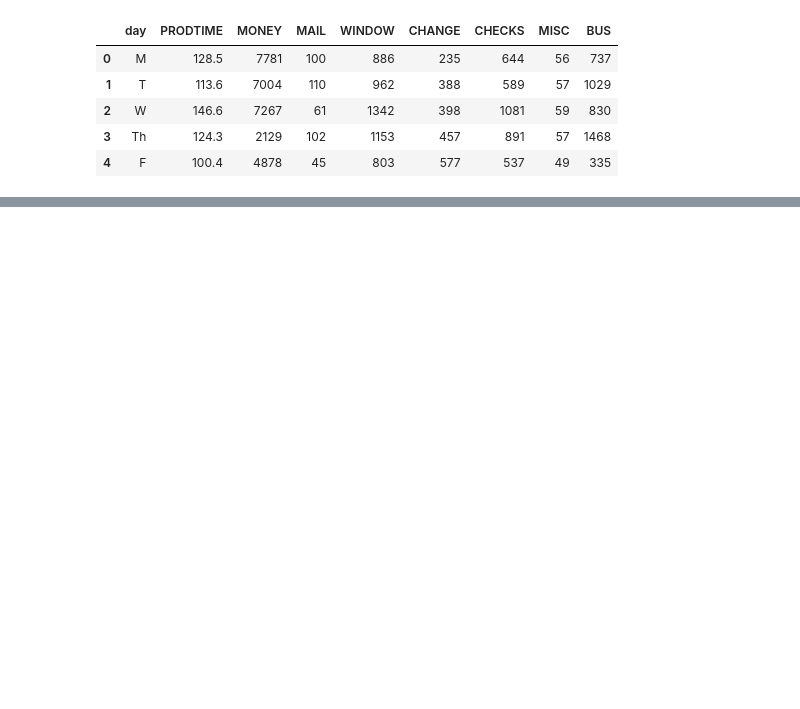
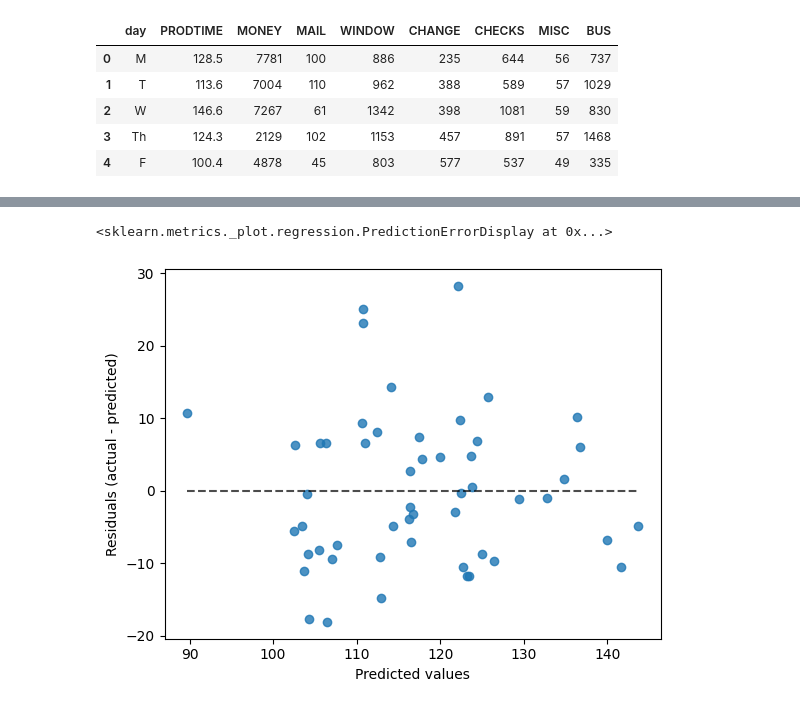
Before and after one commit to mlukoms0/DTSC2301_HW, a Jupyter notebook: PROJECT1.ipynb, the cells around one changed output, grey strips where cells are left out. Saved outputs shown, nothing was run; the diff lists cells and outputs as text; code cells hidden in the pictures; blank space fills up the shorter version.

```diff
--- a/PROJECT1.ipynb
+++ b/PROJECT1.ipynb
@@ -50,0 +128,4 @@ ValueError: Must pass 2-d input. shape=()
+# %%
+Xvifrem = df_xvar
+Xvifrem.head()
+#Xvifrem['BUS'] = df['BUS']-df['CHECKS']
@@ -50,0 +173,4 @@ ValueError: Must pass 2-d input. shape=()
+# %%
+Xvifrem = sm.add_constant(Xvifrem)
+model2 = sm.OLS(Y,Xvifrem).fit()
+model2.summary()
@@ -50,0 +203,11 @@ ValueError: Must pass 2-d input. shape=()
+# %%
+resmodel2 = LinearRegression()
+resmodel2.fit(Xvifrem,Y)
+y_hat2 = resmodel2.predict(Xvifrem)
+display2 = PredictionErrorDisplay(y_true=Y,y_pred = y_hat2)
+
+
+display2.plot()
+# %% [output]
+<sklearn.metrics._plot.regression.PredictionErrorDisplay at 0x...>
+[figure, added]
```
Also changed, not shown: parts of 11 cells of this notebook.
